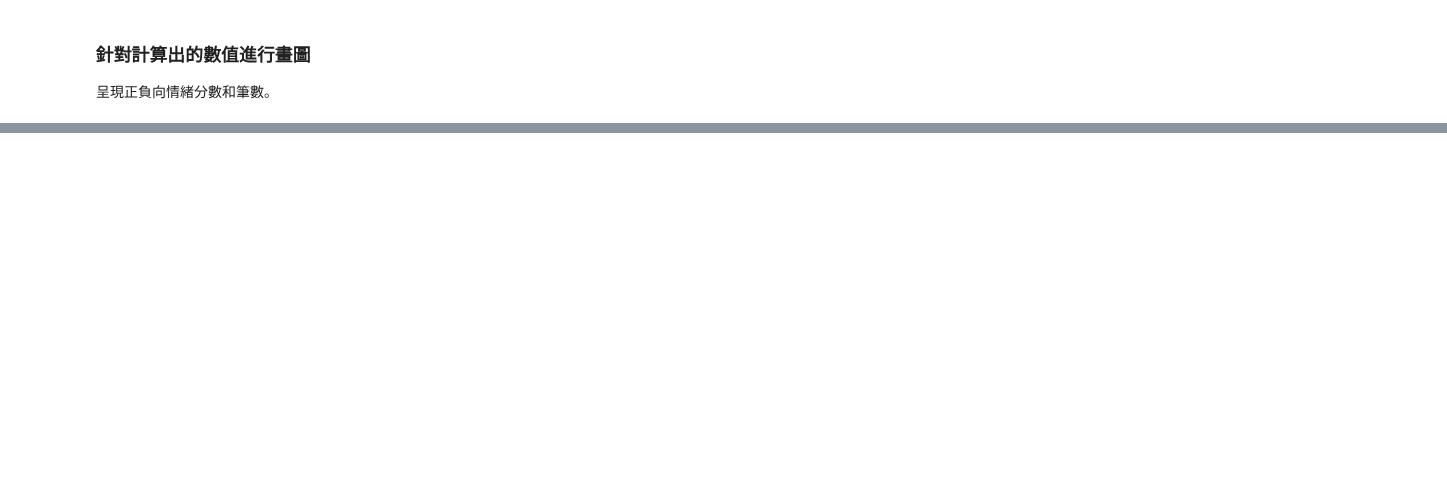
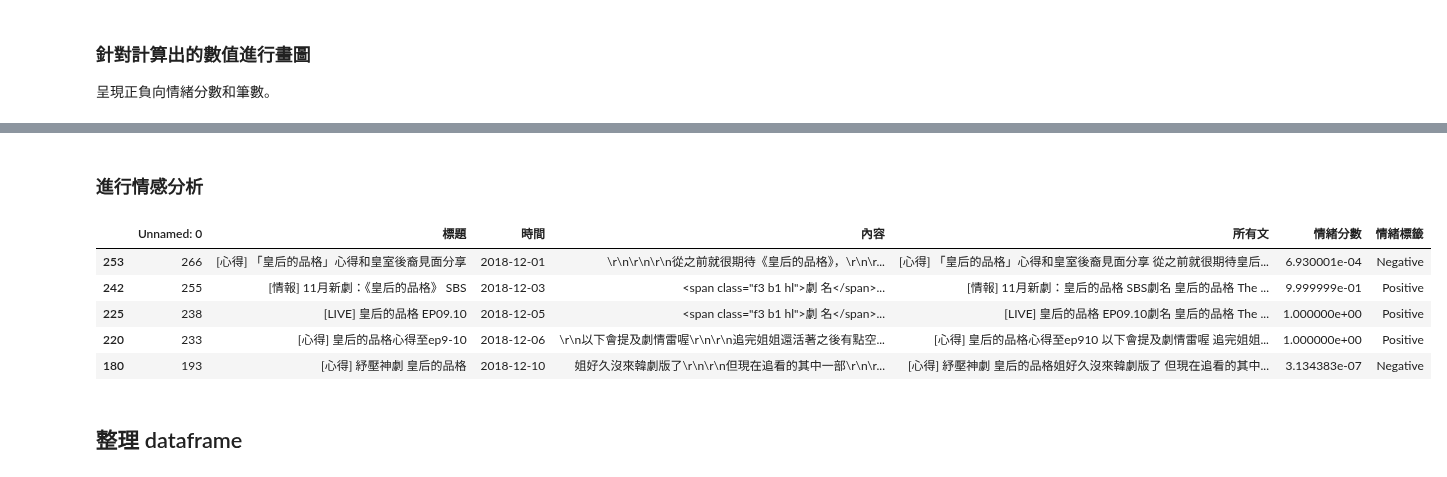
Before and after one commit to pan93412/nkust-homework, a Jupyter notebook: semester-6/marketing/04-sentiments/homework.ipynb, the cells around one changed output, grey strips where cells are left out. Drawn from its saved outputs; the diff is of its cells as text; code cells hidden in the pictures; blank space fills up the shorter version.

Commit message:
s6: marketing: 04-sentiments: homework: done

```diff
--- a/semester-6/marketing/04-sentiments/homework.ipynb
+++ b/semester-6/marketing/04-sentiments/homework.ipynb
@@ -198,0 +195,7 @@ plt.show()
+# %%
+df_q2 = pd.read_csv('data/KoreaDrama_re.csv')
+
+# 時間格式 = YYYYMMDD
+df_q2["時間"] = pd.to_datetime(df_q2["時間"], format="%Y%m%d")
+df_q2.sort_values(by="時間", inplace=True)
+df_q2.head()
@@ -198,0 +209,12 @@ plt.show()
+# %%
+# 合併標題與內容為所有文
+df_q2["所有文"] = df_q2["標題"] + df_q2["內容"]
+
+# 無意義字元 REGEX
+df_q2["所有文"] = df_q2["所有文"].replace(r'<.*?>', "", regex=True)
+df_q2["所有文"] = df_q2["所有文"].replace(r'https?://.+?\s', "", regex=True)
+df_q2["所有文"] = df_q2["所有文"].replace(r'原文內容|原文連結|作者|標題|時間|看板', "", regex=True)
+df_q2["所有文"] = df_q2["所有文"].replace(r'※|‧|╦|╔|╗|║|╠|╬|╰|╩|╯|╭|╮|│|╪|─|《|》|_|。|、|（|）|　|\*|※|~|○|"|"|～|@|＋|\r|▁|\)|\(|\-|=|\?|,|!|…|&|;|『|』|#|＝|\\l', "", regex=True)
+df_q2["所有文"] = df_q2["所有文"].replace(r'\s+', " ", regex=True)
+
+df_q2.head()
@@ -198,0 +230,3 @@ plt.show()
+# %%
+df_q2_queen = df_q2[df_q2["所有文"].str.contains("皇后")]
+df_q2_queen.head()
@@ -198,0 +240,19 @@ plt.show()
+# %% [markdown]
+### 進行情感分析
+# %%
+def get_sentiment(text: str) -> float|int:
+    s = SnowNLP(text)
+    return s.sentiments
+
+df_q2_queen["情緒分數"] = df_q2_queen["所有文"].apply(get_sentiment)
+df_q2_queen["情緒標籤"] = df_q2_queen["情緒分數"].apply(lambda x: "Positive" if x >= 0.5 else "Negative")
+df_q2_queen.head()
+# %% [output]
+|  | Unnamed: 0 | 標題 | 時間 | 內容 | 所有文 | 情緒分數 | 情緒標籤 |
+| 253 | 266 | [心得] 「皇后的品格」心得和皇室後裔見面分享 | 2018-12-01 | \r\n\r\n\r\n從之前就很期待《皇后的品格》，\r\n\r... | [心得] 「皇后的品格」心得和皇室後裔見面分享 從之前就很期待皇后... | 6.930001e-04 | Negative |
+| 242 | 255 | [情報] 11月新劇：《皇后的品格》 SBS | 2018-12-03 | <span class="f3 b1 hl">劇 名</span>... | [情報] 11月新劇：皇后的品格 SBS劇名 皇后的品格 The ... | 9.999999e-01 | Positive |
+| 225 | 238 | [LIVE] 皇后的品格 EP09.10 | 2018-12-05 | <span class="f3 b1 hl">劇 名</span>... | [LIVE] 皇后的品格 EP09.10劇名 皇后的品格 The ... | 1.000000e+00 | Positive |
+| 220 | 233 | [心得] 皇后的品格心得至ep9-10 | 2018-12-06 | \r\n以下會提及劇情雷喔\r\n\r\n追完姐姐還活著之後有點空... | [心得] 皇后的品格心得至ep910 以下會提及劇情雷喔 追完姐姐... | 1.000000e+00 | Positive |
+| 180 | 193 | [心得] 紓壓神劇 皇后的品格 | 2018-12-10 | 姐好久沒來韓劇版了\r\n\r\n但現在追看的其中一部\r\n\r... | [心得] 紓壓神劇 皇后的品格姐好久沒來韓劇版了 但現在追看的其中... | 3.134383e-07 | Negative |
+# %% [markdown]
+## 整理 dataframe
```
Also changed, not shown: parts of 18 cells of this notebook.
